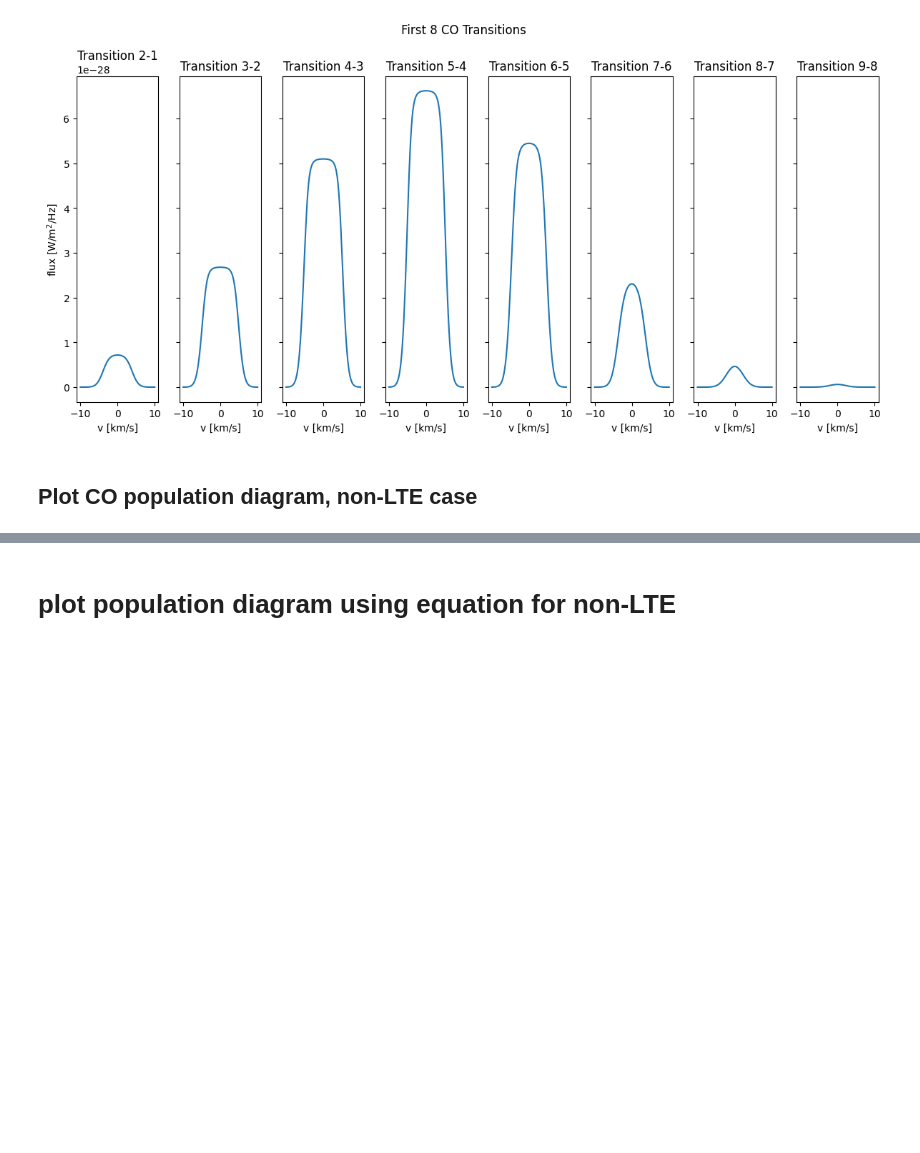
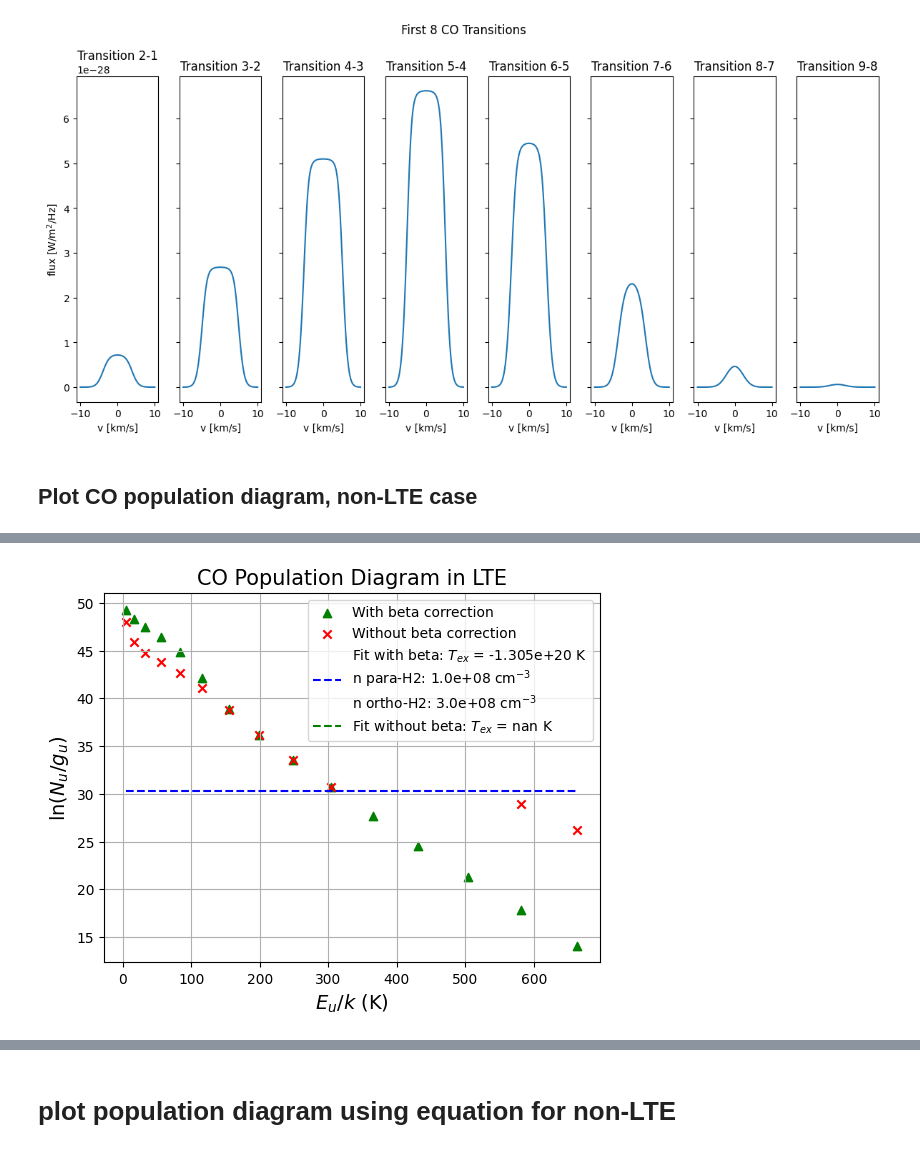
Before and after one commit to aleksej-rodano/phas0052_project, a Jupyter notebook: pythonradex_clean.ipynb, the cells around one changed output, grey strips where cells are left out. Drawn from its saved outputs; the diff is of its cells as text; code cells hidden in the pictures; blank space fills up the shorter version.

```diff
--- a/pythonradex_clean.ipynb
+++ b/pythonradex_clean.ipynb
@@ -1092,3 +1089,67 @@ plt.show()
+# %%
+# compute y values without beta correction
+y_values_without_beta_nonLTE = calculate_y_values_nobeta(NuCo_nonLTE, gCO, tauCo_nonLTE, beta_sphere)
+# %%
+# plot population diagram
+fig, ax = plt.subplots()
+plt.scatter(
+    EuCo,
+    np.log(NuCo_nonLTE / gCO),
+    marker="^",
+    color="green",
+    label="With beta correction",
+)
+plt.scatter(
+    EuCo,
+    y_values_without_beta_nonLTE,
+    marker="x",
+    color="red",
+    label="Without beta correction",
+)
+plt.xlabel(r"$E_u/k$ (K)", fontsize=14)
+plt.ylabel(r"$\ln(N_u/ g_u)$", fontsize=14)
+plt.title("CO Population Diagram in LTE", fontsize=15)
+
+# Fit a straight line to estimate T_ex with beta correction
+fit_beta = np.polyfit(NuCo_nonLTE, np.log(NuCo_nonLTE / gCO), 1)
+Tex_beta = -1 / fit_beta[0]  # Rotational temperature from slope
+
+
+# Fit a straight line to estimate T_ex without beta correction
+fit_no_beta = np.polyfit(EuCo, y_values_without_beta_nonLTE, 1)
+Tex_no_beta = -1 / fit_no_beta[0]  # Rotational temperature from slope
+
+
+# Plot the best-fit line with beta correction
+x_fit_LTE = np.linspace(min(EuCo), max(EuCo), 100)
+y_fit_LTE = fit_beta[0] * x_fit_LTE + fit_beta[1]
+
+# Plot the best-fit line without beta correction
+y_fit_no_beta = fit_no_beta[0] * x_fit_LTE + fit_no_beta[1]
+
+plt.plot(
+    x_fit_LTE,
+    y_fit_LTE,
+    linestyle="--",
+    color="blue",
+    label=(
+        f"Fit with beta: $T_{{ex}}$ = {Tex_beta:.5g} K\nn para-H2: {para_h2_density:.1e} cm$^{{-3}}$\nn ortho-H2: {ortho_h2_density:.1e} cm$^{{-3}}$"
+    ),
+)
+
+plt.plot(
+    x_fit_LTE,
+    y_fit_no_beta,
+    linestyle="--",
+    color="green",
+    label=(f"Fit without beta: $T_{{ex}}$ = {Tex_no_beta:.5g} K"),
+)
+
+plt.legend()
+ax.grid()
+plt.show()
+# %% [output]
+[figure, added]
 # %%
 print(f"Excitation temperature: {T_ex_nonLTE:.5g} K")
 print(f"Excitation temperature without beta correction: {T_ex_nonLTE_no_beta:.5g} K")
```
Also changed, not shown: parts of 30 cells of this notebook, 1 other file.
